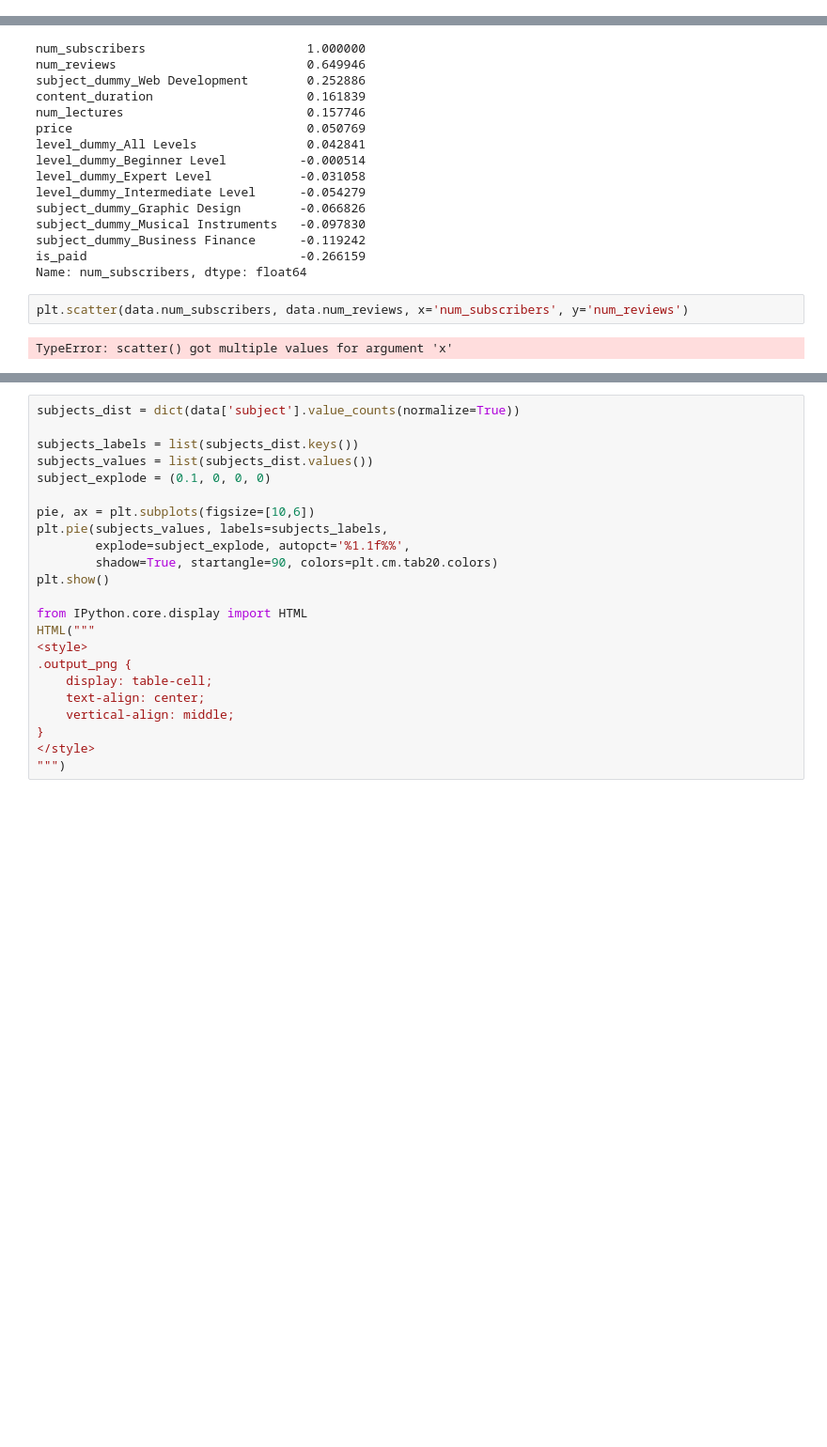
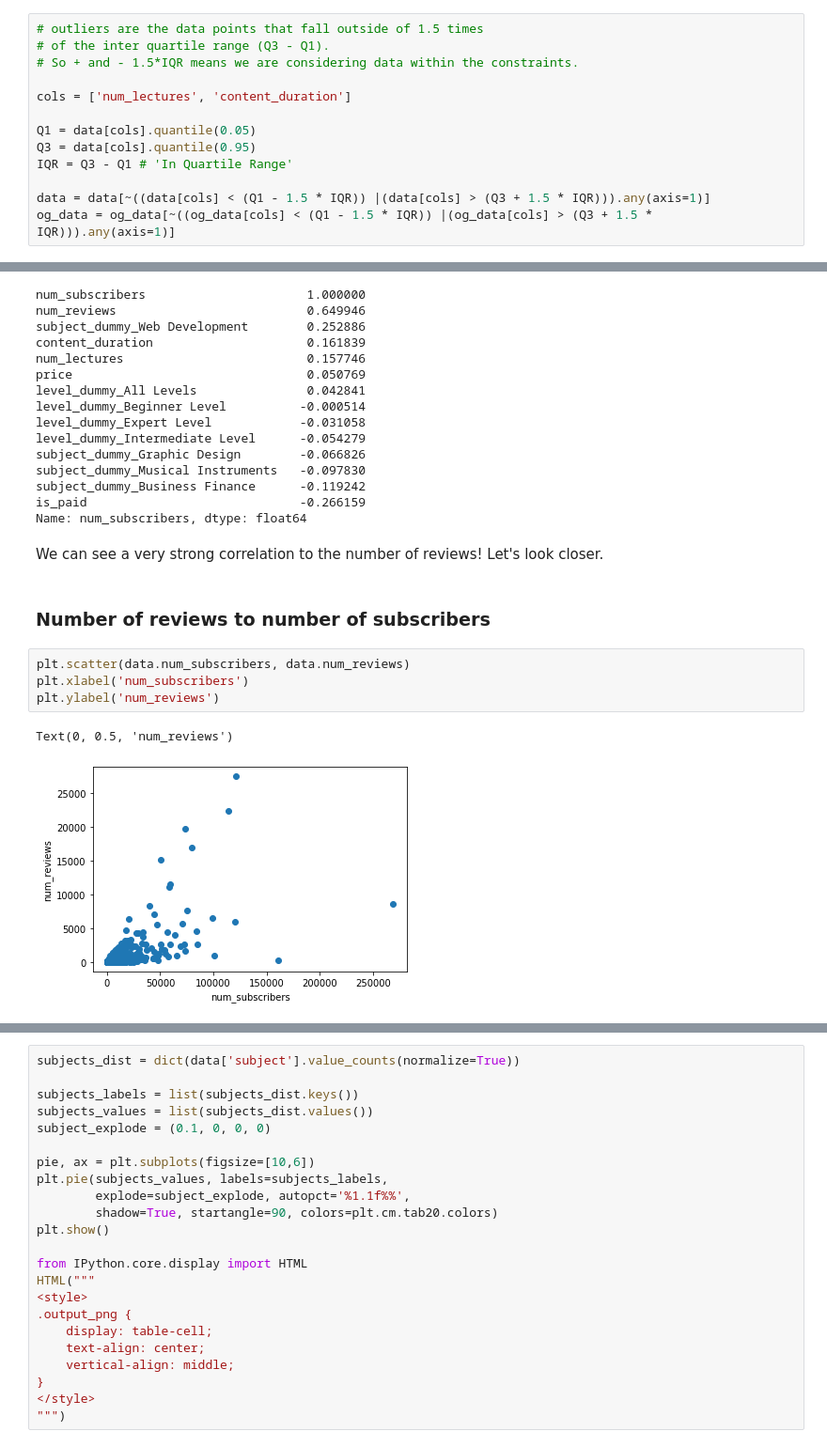
Before and after one commit to eelior/introduction-to-data-science-final-project, a Jupyter notebook: How to Win Udemy.ipynb, the cells around one changed output, grey strips where cells are left out. Shown: that part at 94% size. Drawn from its saved outputs; the diff is of its cells as text; blank space fills up the shorter version.

Commit message:
Added analyze, identify patterns, and explore the data

```diff
--- a/How to Win Udemy.ipynb
+++ b/How to Win Udemy.ipynb
@@ -271 +272,14 @@ Let's have a look at some boxplots with exeptions:
 - level_dummy_Expert Level, level_dummy_Intermediate Level, subject_dummy_Graphic Design, subject_dummy_Musical Instruments: those are all atributes with less popularuty.
+# %%
+# outliers are the data points that fall outside of 1.5 times
+# of the inter quartile range (Q3 - Q1).
+# So + and - 1.5*IQR means we are considering data within the constraints.
+
+cols = ['num_lectures', 'content_duration']
+
+Q1 = data[cols].quantile(0.05)
+Q3 = data[cols].quantile(0.95)
+IQR = Q3 - Q1 # 'In Quartile Range'
+
+data = data[~((data[cols] < (Q1 - 1.5 * IQR)) |(data[cols] > (Q3 + 1.5 * IQR))).any(axis=1)]
+og_data = og_data[~((og_data[cols] < (Q1 - 1.5 * IQR)) |(og_data[cols] > (Q3 + 1.5 * IQR))).any(axis=1)]
@@ -310,7 +330,14 @@ subject_dummy_Musical Instruments   -0.097830
 subject_dummy_Business Finance      -0.119242
 is_paid                             -0.266159
 Name: num_subscribers, dtype: float64
+# %% [markdown]
+We can see a very strong correlation to the number of reviews! Let's look closer.
+# %% [markdown]
+### Number of reviews to number of subscribers
 # %%
-plt.scatter(data.num_subscribers, data.num_reviews, x='num_subscribers', y='num_reviews')
+plt.scatter(data.num_subscribers, data.num_reviews)
+plt.xlabel('num_subscribers')
+plt.ylabel('num_reviews')
 # %% [output]
-TypeError: scatter() got multiple values for argument 'x'
+Text(0, 0.5, 'num_reviews')
+[figure, added]
```
Also changed, not shown: parts of 19 cells of this notebook.
